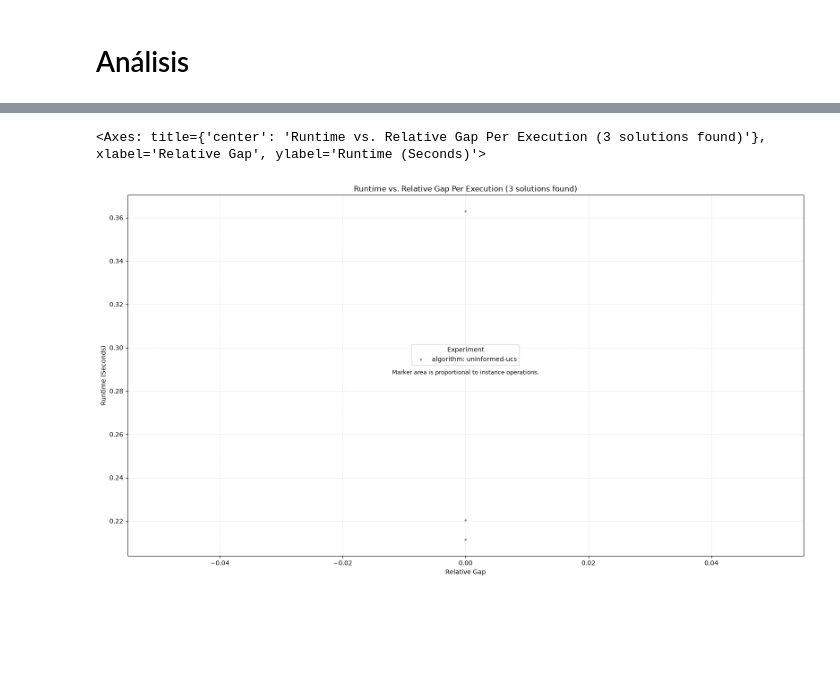
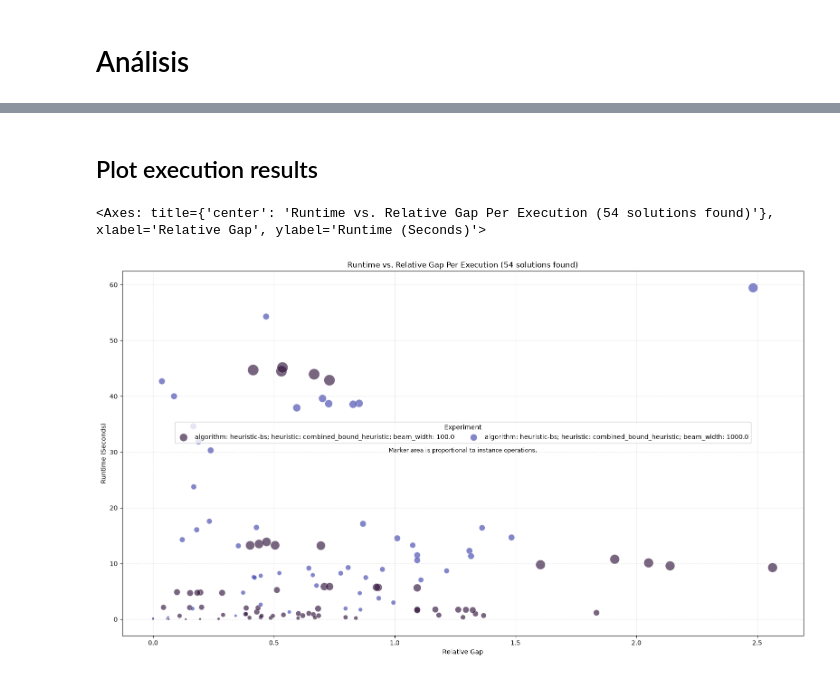
Before and after one commit to juanjo-bltrn/tc6001-jssp, a Jupyter notebook: analysis/result-analysis.ipynb, the cells around one changed output, grey strips where cells are left out. Cells and saved outputs as stored; diff of their text form; code cells hidden in the pictures; blank space fills up the shorter version.

Commit message:
Results analized

```diff
--- a/analysis/result-analysis.ipynb
+++ b/analysis/result-analysis.ipynb
@@ -67,0 +247,3 @@ df_grpd_logs = df_proc_logs.groupby(experiment_ids, dropna=False).agg(
+# %%
+df_experiment_results.to_csv('analysis/results/results.csv')
+df_experiment_results = df_experiment_results.sort_values(['algorithm']).reset_index(drop=True)
@@ -70,10 +271,21 @@ df_grpd_logs = df_proc_logs.groupby(experiment_ids, dropna=False).agg(
 # %%
 df_proc_logs = df_proc_logs[df_proc_logs['solution_found'] == 1]
 # %%
+def _experiment_color_key(experiment):
+    """Build a stable color key for Python and NumPy scalar values."""
+    key = []
+    for column in experiment_ids:
+        value = experiment[column]
+        if isinstance(value, np.generic):
+            value = value.item()
+        key.append((column, repr(value)))
+    return tuple(key)
+
+
 _experiment_colors = {}
 _experiment_color_palette = plt.get_cmap('turbo')
 for index, experiment in enumerate(df_grpd_logs[experiment_ids].to_dict('records')):
-    color_key = tuple((column, repr(experiment[column])) for column in experiment_ids)
+    color_key = _experiment_color_key(experiment)
     _experiment_colors[color_key] = _experiment_color_palette(
         index / max(len(df_grpd_logs) - 1, 1)
     )
@@ -79,0 +500,6 @@ for index, experiment in enumerate(df_grpd_logs[experiment_ids].to_dict('records
+# %%
+experiments = df_experiment_results[df_experiment_results.index.isin([0, 1, 2, 3, 4, 5, 6, 7, 8, 9, 10, 11, 13, 14])]
+
+#[0, 1, 2, 3, 4, 5, 6, 7, 8, 9, 10, 11, 13, 14]
+
+plot_experiment_results(experiments)
@@ -80,3 +515,5 @@ for index, experiment in enumerate(df_grpd_logs[experiment_ids].to_dict('records
+# %% [markdown]
+## Plot execution results
 # %%
 def plot_experiments(experiments):
     """Plot runs from df_proc_logs, colored by experiment.
@@ -156,15 +593,15 @@ def plot_experiments(experiments):
     return ax
 # %%
 # Compare two heuristic-wa experiments, each run across all 83 instances.
-experiments = df_grpd_logs[df_grpd_logs.index.isin([14])]
+experiments = df_grpd_logs[df_grpd_logs.index.isin([0,1])]
 
 #assert len(experiments) == 2
 #assert (experiments['num_instances'] == 83).all()
 
 plot_experiments(experiments.to_dict('records'))
 # %% [output]
-<Axes: title={'center': 'Runtime vs. Relative Gap Per Execution (3 solutions found)'}, xlabel='Relative Gap', ylabel='Runtime (Seconds)'>
+<Axes: title={'center': 'Runtime vs. Relative Gap Per Execution (54 solutions found)'}, xlabel='Relative Gap', ylabel='Runtime (Seconds)'>
-[figure, old version]
+[figure, new version]
 # %%
 # Compare two heuristic-wa experiments, each run across all 83 instances.
 # experiments = df_grpd_logs.loc[
```
Also changed, not shown: parts of 12 cells of this notebook, 26 other files.
